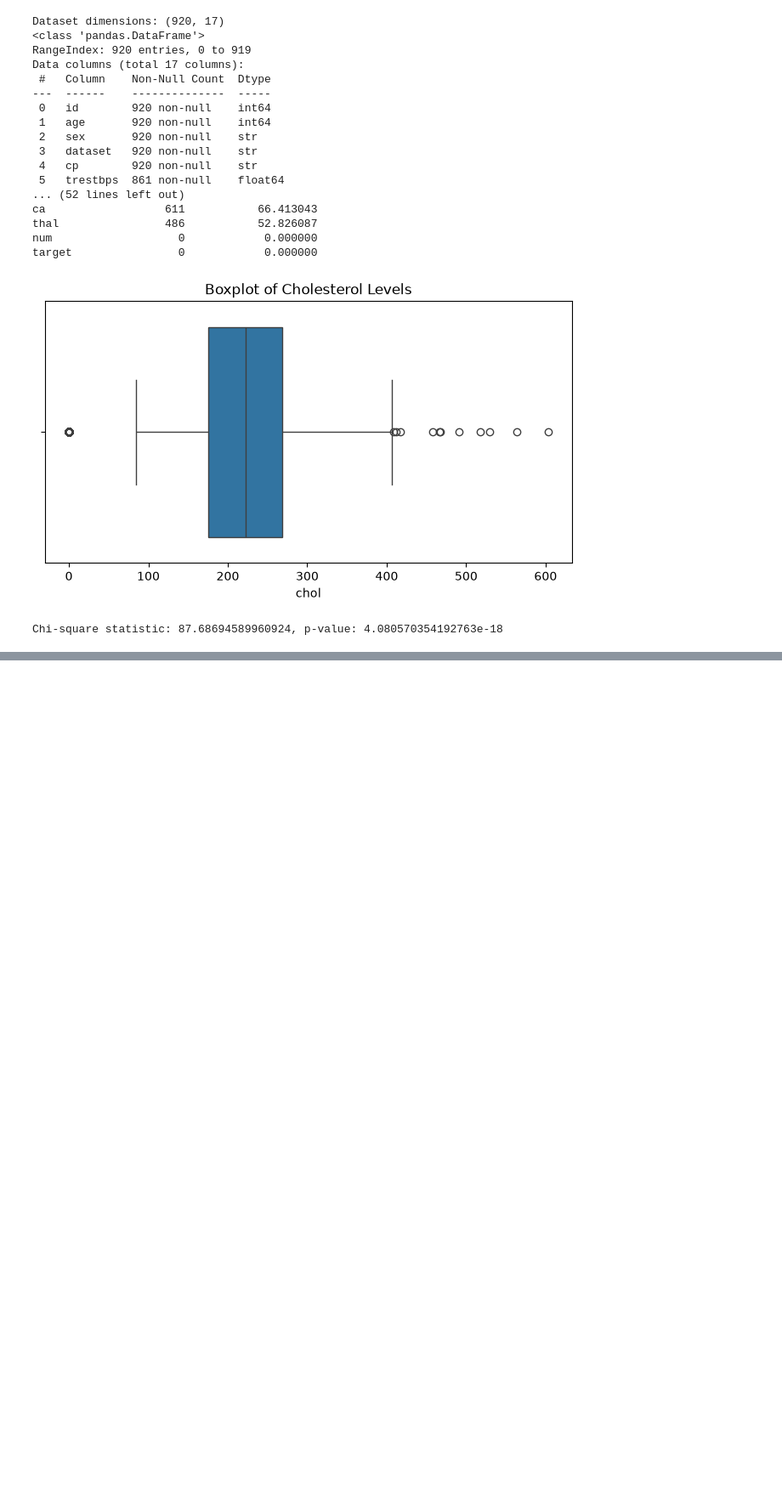
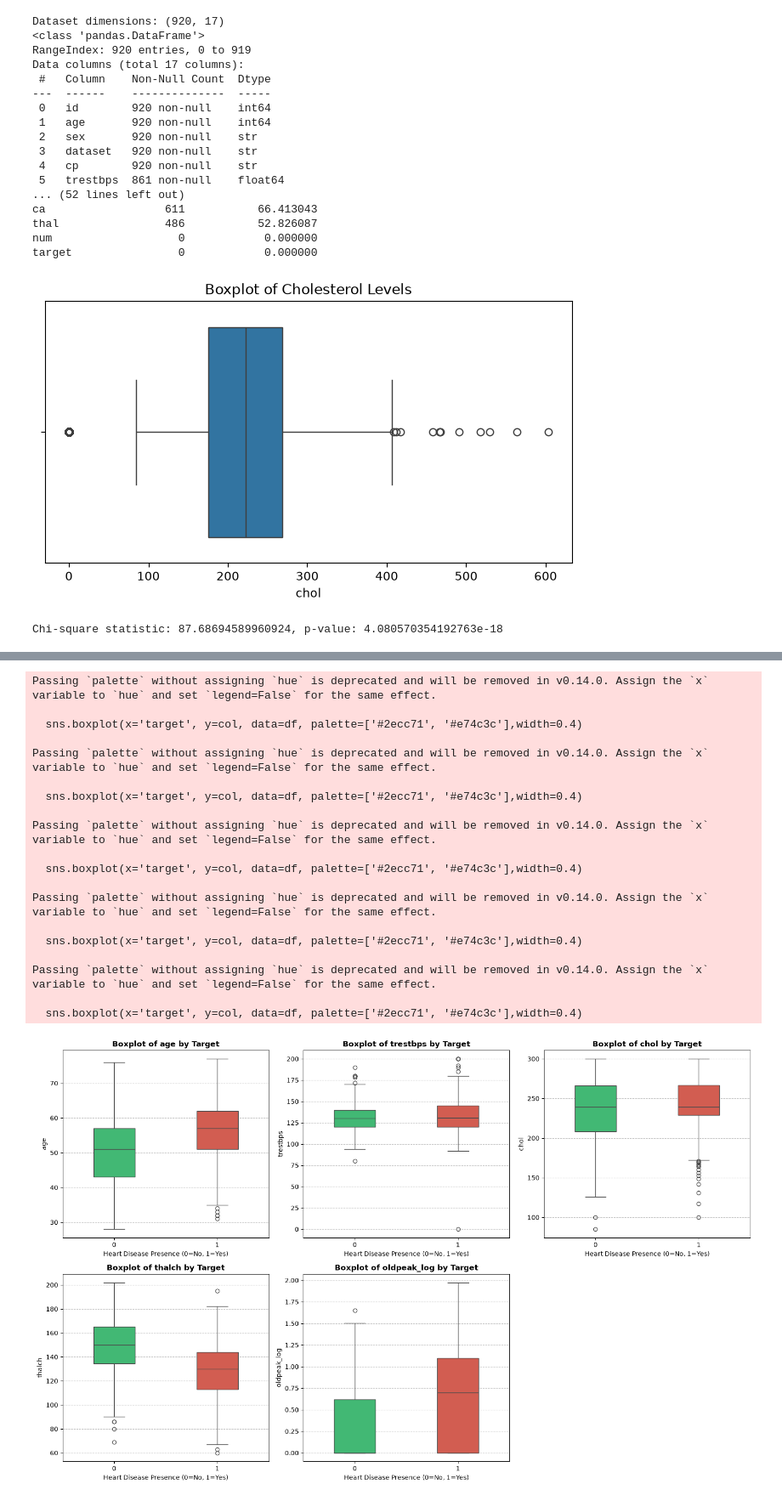
Before and after one commit to hamza-hk7440/Step-by-Step-Study-Guide-for-Binary-Classification, a Jupyter notebook: work.ipynb, the cells around one changed output, grey strips where cells are left out. Shown at 85% size. Cells and saved outputs as stored; diff of their text form; code cells hidden in the pictures; blank space fills up the shorter version.

Commit message:
finishing univariate analysis and starting in bivariate analysis

```diff
--- a/work.ipynb
+++ b/work.ipynb
@@ -182,0 +215,53 @@ dtype: float64
+# %%
+#Step 2:Exploratory Data Analysis (EDA) and Feature Engineering
+#Phase 1: Bivariate Analysis
+#so here we will analyze the relationship between each feature and the target variable
+#we focus on evaluating how each independent feature interacts with the target variable
+#objectives:
+#1: Identify features that have a strong relationship with the target variable(or with other features), which can be useful
+#2: Detect redundant features that may not contribute much to the model's predictive power so it's better if we drop them or de-prioritize them
+#3:Guide engineering decisions:Reveal linear or non-linear relationships that inform feature transformations or algorithm selection
+#we have 3 types of bivariate analysis:
+#1:Contingous vs Binary(numerical vs target)
+#2:Categorical vs Binary(categorical vs target)
+#3:Continous vs Continous(Feature vs Feature)
+#let's start with the first type which is Contingous vs Binary(numerical vs target)
+#goal:Compare the distributions of numerical features across the two classes of the target variable
+#step1:visual inspection: we will use boxplots and overlaid distribution
+#we use boxplots to compare medians,interquartile ranges(IQR), and potential outliers between the two classes
+num_cols = ['age', 'trestbps', 'chol', 'thalch', 'oldpeak_log']
+plt.figure(figsize=(16,10))
+for i, col in enumerate(num_cols, 1):
+    plt.subplot(2, 3, i)
+    sns.boxplot(x='target', y=col, data=df, palette=['#2ecc71', '#e74c3c'],width=0.4)
+    plt.title(f'Boxplot of {col} by Target', fontsize=12, fontweight='bold')
+    plt.xlabel('Heart Disease Presence (0=No, 1=Yes)')
+    plt.ylabel(col)
+    plt.grid(axis='y', linestyle='--', alpha=0.7)
+plt.tight_layout()
+plt.show()
+#this boxplot shows us the distribution of each numerical feature across the two classes of the target variable
+#and determine the seperation degree between the two classes for each feature
+#for our dataset we can see that the 'thalch' and 'oldpeak_log' features show a more pronounced separation between the two classes
+#and the others show less distinct separation.
+# %% [output]
+Passing `palette` without assigning `hue` is deprecated and will be removed in v0.14.0. Assign the `x` variable to `hue` and set `legend=False` for the same effect.
+
+  sns.boxplot(x='target', y=col, data=df, palette=['#2ecc71', '#e74c3c'],width=0.4)
+
+Passing `palette` without assigning `hue` is deprecated and will be removed in v0.14.0. Assign the `x` variable to `hue` and set `legend=False` for the same effect.
+
+  sns.boxplot(x='target', y=col, data=df, palette=['#2ecc71', '#e74c3c'],width=0.4)
+
+Passing `palette` without assigning `hue` is deprecated and will be removed in v0.14.0. Assign the `x` variable to `hue` and set `legend=False` for the same effect.
+
+  sns.boxplot(x='target', y=col, data=df, palette=['#2ecc71', '#e74c3c'],width=0.4)
+
+Passing `palette` without assigning `hue` is deprecated and will be removed in v0.14.0. Assign the `x` variable to `hue` and set `legend=False` for the same effect.
+
+  sns.boxplot(x='target', y=col, data=df, palette=['#2ecc71', '#e74c3c'],width=0.4)
+
+Passing `palette` without assigning `hue` is deprecated and will be removed in v0.14.0. Assign the `x` variable to `hue` and set `legend=False` for the same effect.
+
+  sns.boxplot(x='target', y=col, data=df, palette=['#2ecc71', '#e74c3c'],width=0.4)
+[figure, added]
```
Also changed, not shown: parts of 2 cells of this notebook.
